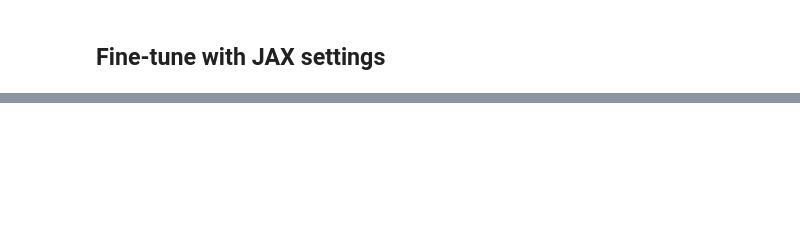
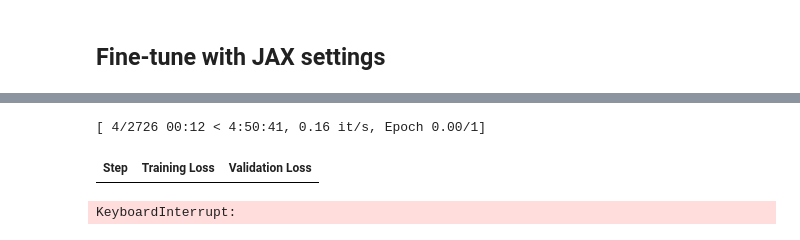
Before and after one commit to singjing/cVLA, a Jupyter notebook: scripts/hf_finetune_paligemma2_basedepth.ipynb, the cells around one changed output, grey strips where cells are left out. Cells and saved outputs as stored; diff of their text form; code cells hidden in the pictures; blank space fills up the shorter version.

```diff
--- a/scripts/hf_finetune_paligemma2_basedepth.ipynb
+++ b/scripts/hf_finetune_paligemma2_basedepth.ipynb
@@ -86,7 +87,9 @@ from cvla.data_augmentations import augment_image_rgb, RandomizeBackgrounds
 from cvla.data_augmentations import complexify_text, DepthAugmentation
 from cvla.data_loader_images import ImageFolderDataset
 from torchvision import transforms
-
+from torch.utils.data import random_split
+import torch
+import random
 
 model_location = Path("/data/lmbraid19/argusm/models")
 dataset_location = Path("/tmp/training2")
@@ -94,11 +97,36 @@ dataset_location = Path("/tmp/training2")
 bg_image_dataset = ImageFolderDataset("/tmp/indoorCVPR/Images", transform=transforms.RandomResizedCrop((448,448)))
 randomize_background = RandomizeBackgrounds(p=0.2, background_images=bg_image_dataset)
 augment_depth = DepthAugmentation(depth_range=(25, 100), max_delta_depth=35)
+
+full_dataset = H5Dataset(
+    dataset_location,
+    augment_rgb=augment_image_rgb,
+    augment_text=complexify_text,
+    augment_depth=augment_depth,
+    return_depth=True,
+    action_encoder="xyzrotvec-cam-512xy",
+)
+
+# 手动定义验证集大小
+val_size = 1000  # 固定1000条
+train_size = len(full_dataset) - val_size
+
+generator = torch.Generator().manual_seed(42)
+train_dataset, val_dataset = random_split(full_dataset, [train_size, val_size], generator=generator)
+
+val_indices_small = random.sample(range(len(val_dataset)), 200)
+val_dataset_small = torch.utils.data.Subset(val_dataset, val_indices_small)
+
+print(f"Total samples: {len(full_dataset)} | Train: {len(train_dataset)} | Val: {len(val_dataset)}| Smallv:{len(val_dataset_small)}")
+
+
+'''
 train_dataset = H5Dataset(dataset_location, augment_rgb=augment_image_rgb, augment_text=complexify_text,
                           augment_depth=augment_depth, return_depth=True,action_encoder="xyzrotvec-cam-512xy")
 #, augment_rgbds=randomize_background
 
 print("dataset_location:", dataset_location,"samples:", len(train_dataset))
+'''
 # %% [output]
 The autoreload extension is already loaded. To reload it, use:
   %reload_ext autoreload
@@ -106,3 +134,0 @@ dataset_location: /tmp/training2 samples: 88244
-# %%
-image, entry = train_dataset[0]
-print("Image shape from dataset:", image[1].shape)
@@ -168,10 +185,11 @@ model = PaliGemmaForConditionalGeneration.from_pretrained(
     #LOCAL_CHECKPOINT,
     MODEL_NAME,
     torch_dtype=TORCH_DTYPE,
-    device_map="auto",
+    device_map=None,
     attn_implementation='eager'
 )
 #.to("cuda")
+tokenizer = processor.tokenizer
 # %% [output]
 cuda visible devices: 0,1
 cuda
@@ -366,6 +468,15 @@ GRAD_ACCUM 16
 #only when recover from last time training
 #last_checkpoint = "/work/dlclarge2/zhangj-zhangj-CFM/models/training2_topview_70000_based/checkpoint-183"
 #trainer.train(resume_from_checkpoint=last_checkpoint)
+# %%
+trainer.train()
+trainer.save_model(str(save_path / "final_checkpoint"))
+writer.close()
+print("✅ Training completed successfully with Evaluator-based validation.")
+# %% [output]
+[ 4/2726 00:12 < 4:50:41, 0.16 it/s, Epoch 0.00/1]
+| Step | Training Loss | Validation Loss |
+KeyboardInterrupt:
 # %%
 for key, value in inputs.items():
     if torch.is_tensor(value):
```
Also changed, not shown: parts of 12 cells of this notebook, 12 other files.
